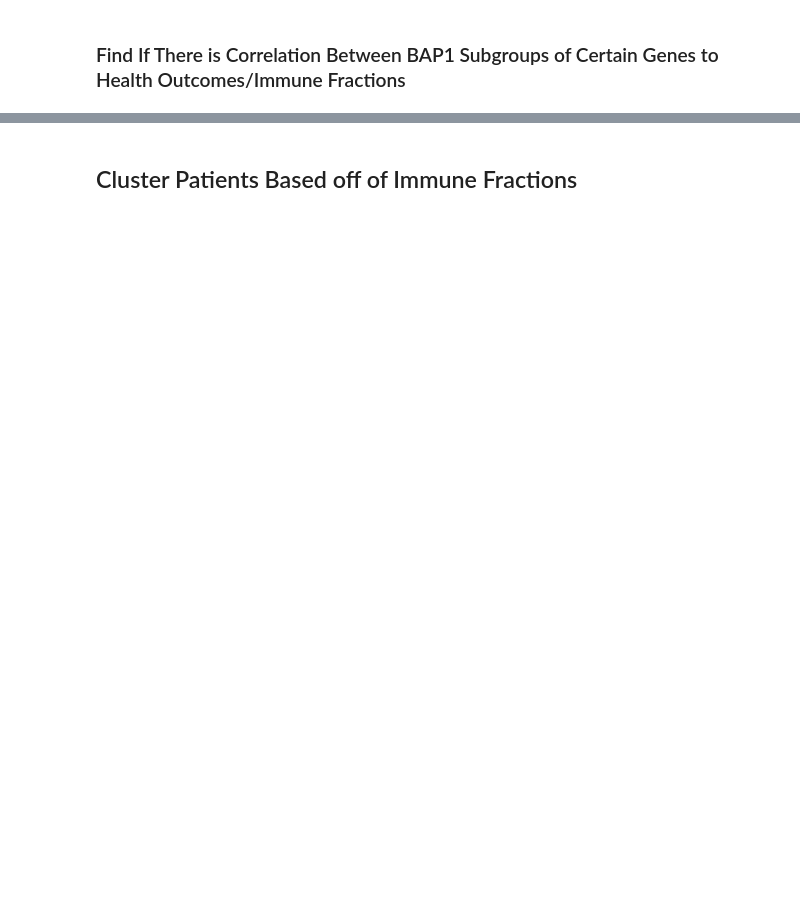
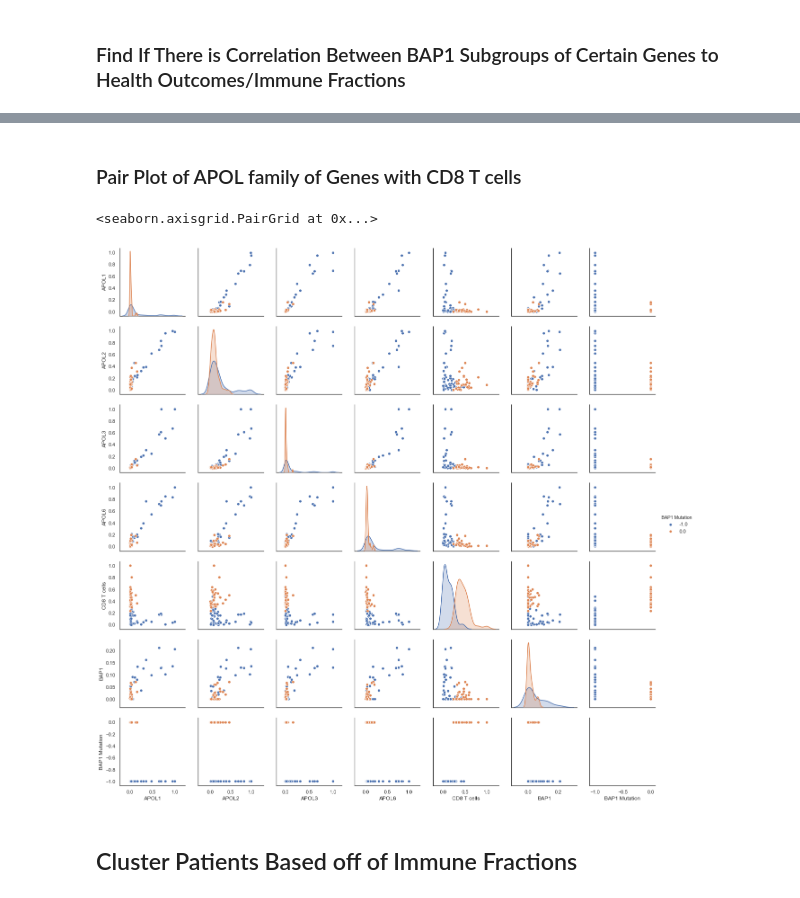
Before and after one commit to N8Grant/TripodsREU, a Jupyter notebook: scripts/Week5Exp.ipynb, the cells around one changed output, grey strips where cells are left out. Saved outputs shown, nothing was run; the diff lists cells and outputs as text; code cells hidden in the pictures; blank space fills up the shorter version.

Commit message:
pairplots

```diff
--- a/scripts/Week5Exp.ipynb
+++ b/scripts/Week5Exp.ipynb
@@ -357,7 +391,7 @@ for opt in [0,-1]:
         x = []
         y = []
         for p in list(patient_dict.keys()):
-            if not np.isnan(patient_dict[p]['age']) and patient_dict[p]['BAP1_mutation'] == opt:
+            if not np.isnan(patient_dict[p]['tumor_size']) and patient_dict[p]['BAP1_mutation'] == opt:
                 x.append(patient_dict[p]['immune_fractions'][i])
                 y.append(patient_dict[p]['age'])
         x = np.asarray(x)
@@ -484,3 +518,18 @@ for c in combinations([0,1,2],2):
 1 2 0.49088432213832506
 # %% [markdown]
 No relationship between group and tumor diameter
+# %%
+
+x = []
+y = []
+for p in list(patient_dict.keys()):
+    if not np.isnan(patient_dict[p]['tumor_size']):
+        if patient_dict[p]['BAP1_mutation'] == -1:
+            x.append(patient_dict[p]['tumor_size'])
+        else:
+            y.append(patient_dict[p]['tumor_size'])
+x = np.asarray(x)
+
+r, p = stats.mannwhitneyu(x,y)
+#if p < .05:
+print("Difference in tumor basal diameter between BAP1 0 and -1", " :", r, p)
@@ -558,7 +610,7 @@ The APOL genes have a crazy high correlation with immune cell types of interest
 # %% [markdown]
 Here I am going to go over each of the most variant genes in each of the groups and see which ones show stat significantly differences in expression levels over groups.
 # %%
-for gene_name in list(group_dataframes[2].columns[:5]):
+for gene_name in list(group_dataframes[2].columns[:10]):
     for c in combinations([0,1,2],2):
         x1,x2 =[],[]
         for p in list(patient_dict.keys()):
@@ -622,7 +694,7 @@ These are all interesting in their own but I think that for the purpose of disti
 # %% [markdown]
 ### Find If There is Correlation Between BAP1 Subgroups of Certain Genes to Health Outcomes/Immune Fractions
 # %%
-gene_name ="ACADL"
+gene_name ="APOL6"
 for otp in [0,-1]:
     print("Group: ", otp)
     for i in range(len(immune_fractions_df.columns)):
@@ -652,2 +734,16 @@ As shown above in terms of tumor radius and B cell fractions patients in the 0 g
+# %% [markdown]
+### Pair Plot of APOL family of Genes with CD8 T cells
+# %%
+pairplot_df = pd.DataFrame(columns=['APOL1', 'APOL2', 'APOL3', 'APOL6','CD8 T cells',"BAP1","BAP1 Mutation"])
+for p in list(gene_expression.index):
+    l = list(gene_expression.loc[p,['APOL1', 'APOL2', 'APOL3', 'APOL6',"BAP1"]].values)
+    l.extend(immune_fractions_df.loc[p,['CD8 T cells']])
+    l.extend([patient_dict[p]["BAP1_mutation"]])
+    pairplot_df.loc[p] = l
+pairplot_df.head()
+sns.pairplot(pairplot_df,hue="BAP1 Mutation")
+# %% [output]
+<seaborn.axisgrid.PairGrid at 0x...>
+[figure, added]
 # %% [markdown]
 ## Cluster Patients Based off of Immune Fractions
```
Also changed, not shown: parts of 23 cells of this notebook, 3 other files.
